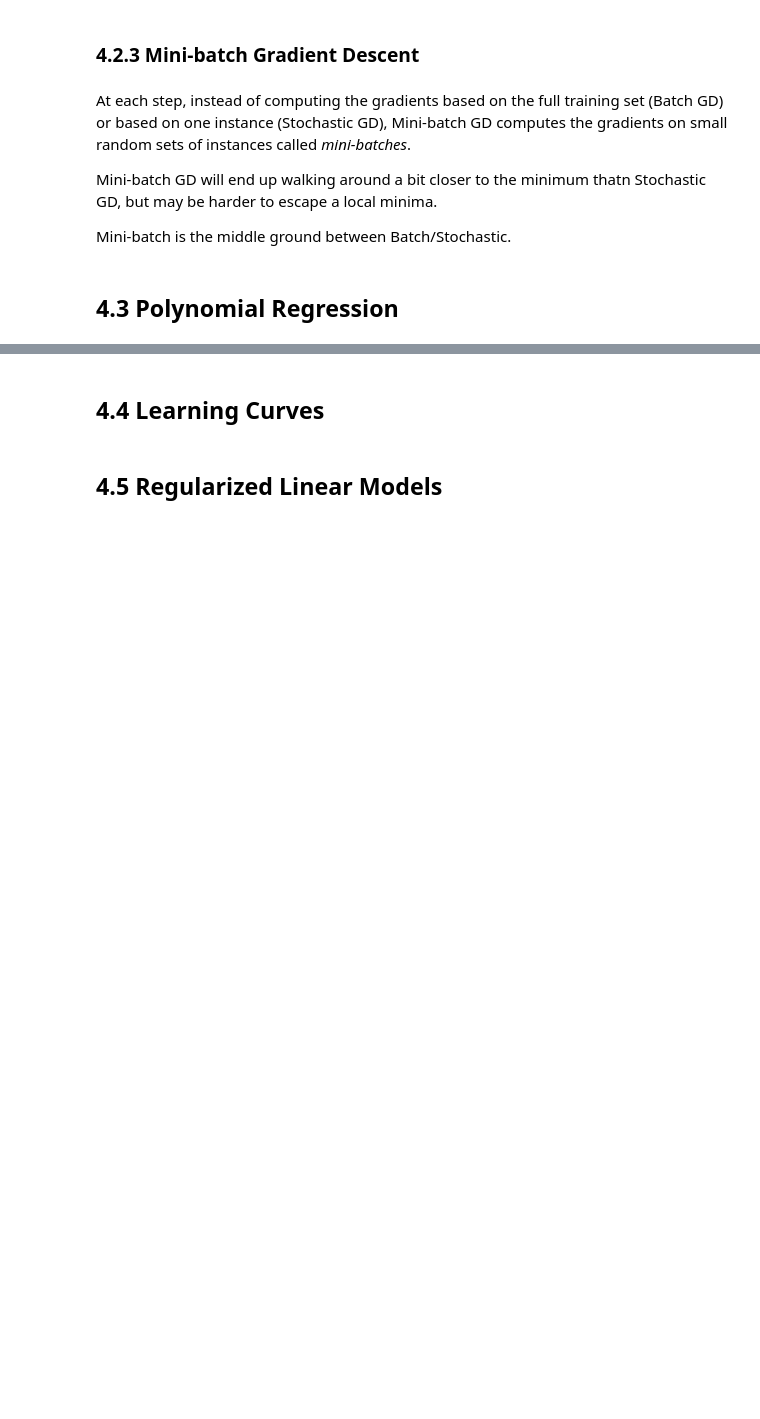
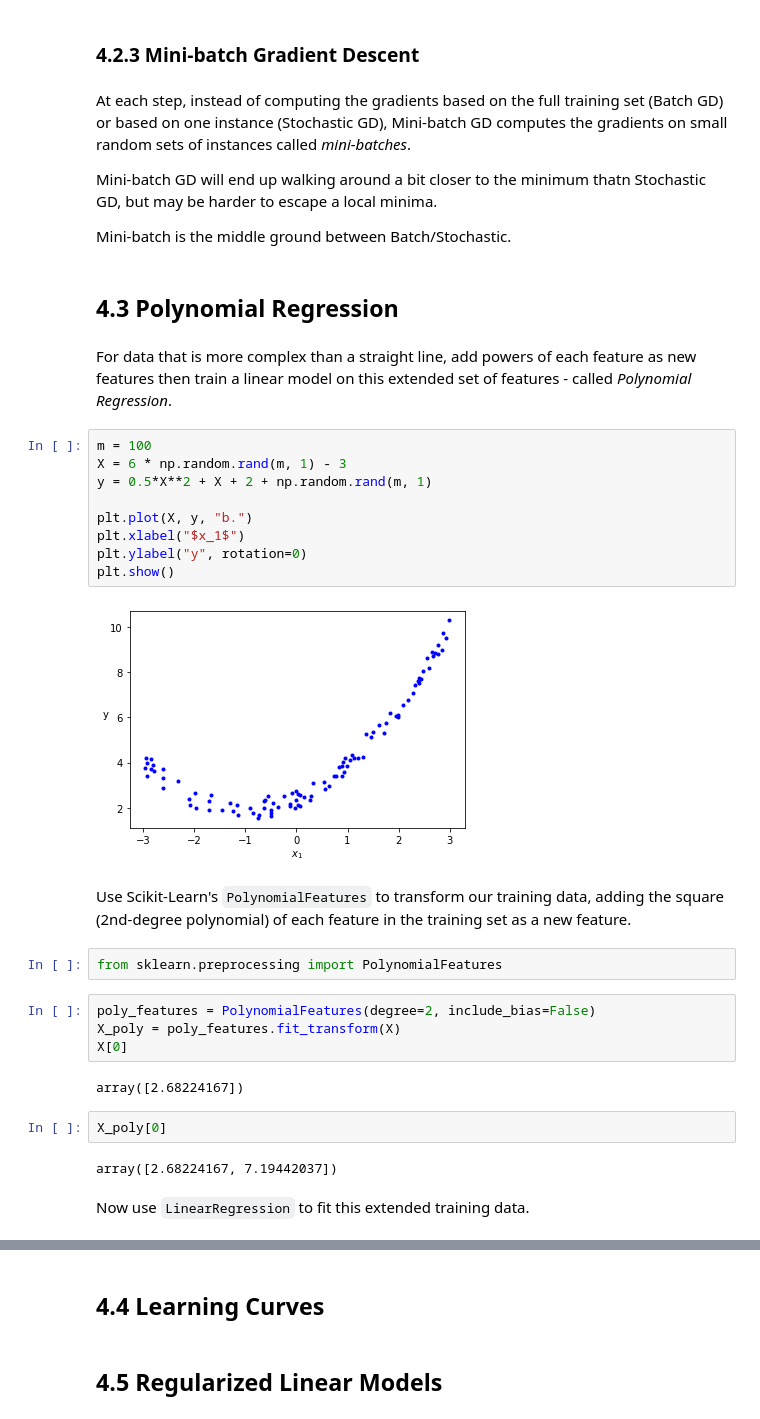
Before and after one commit to Brandon-Luong/Hands-On-Machine-Learning, a Jupyter notebook: 4-Training_Models.ipynb, the cells around one changed output, grey strips where cells are left out. Drawn from its saved outputs; the diff is of its cells as text; blank space fills up the shorter version.

Commit message:
Finish 4.3 polynomial regression

```diff
--- a/4-Training_Models.ipynb
+++ b/4-Training_Models.ipynb
@@ -258,3 +258,32 @@ Mini-batch GD will end up walking around a bit closer to the minimum thatn Stoch
 Mini-batch is the middle ground between Batch/Stochastic.
 # %% [markdown]
 ## 4.3 Polynomial Regression
+# %% [markdown]
+For data that is more complex than a straight line, add powers of each feature as new features then train a linear model on this extended set of features - called *Polynomial Regression*.
+# %%
+m = 100
+X = 6 * np.random.rand(m, 1) - 3
+y = 0.5*X**2 + X + 2 + np.random.rand(m, 1)
+
+plt.plot(X, y, "b.")
+plt.xlabel("$x_1$")
+plt.ylabel("y", rotation=0)
+plt.show()
+# %% [output]
+[figure, added]
+# %% [markdown]
+Use Scikit-Learn's `PolynomialFeatures` to transform our training data, adding the square (2nd-degree polynomial) of each feature in the training set as a new feature.
+# %%
+from sklearn.preprocessing import PolynomialFeatures
+# %%
+poly_features = PolynomialFeatures(degree=2, include_bias=False)
+X_poly = poly_features.fit_transform(X)
+X[0]
+# %% [output]
+array([2.68224167])
+# %%
+X_poly[0]
+# %% [output]
+array([2.68224167, 7.19442037])
+# %% [markdown]
+Now use `LinearRegression` to fit this extended training data.
```
Also changed, not shown: parts of 2 cells of this notebook.
